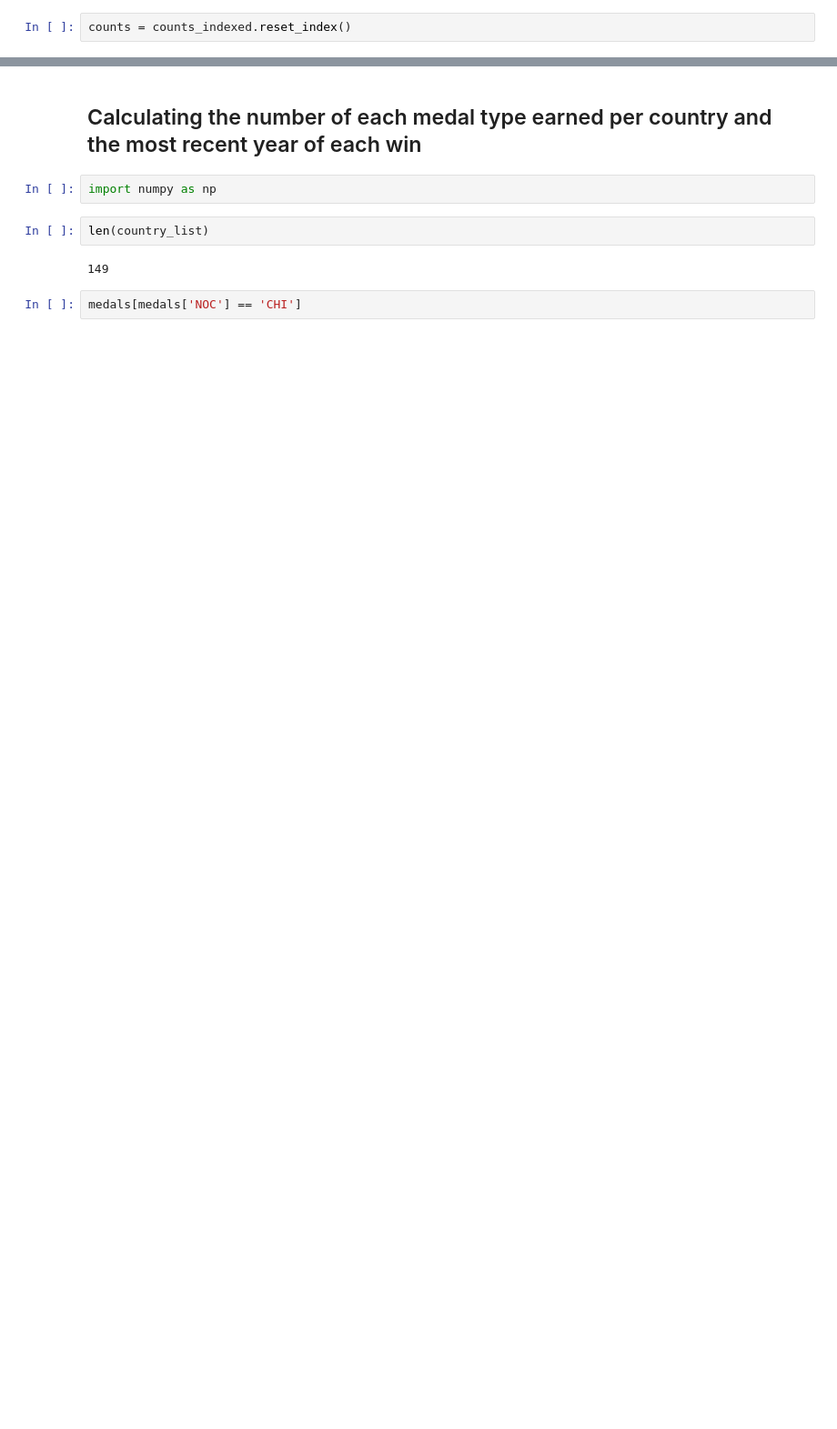
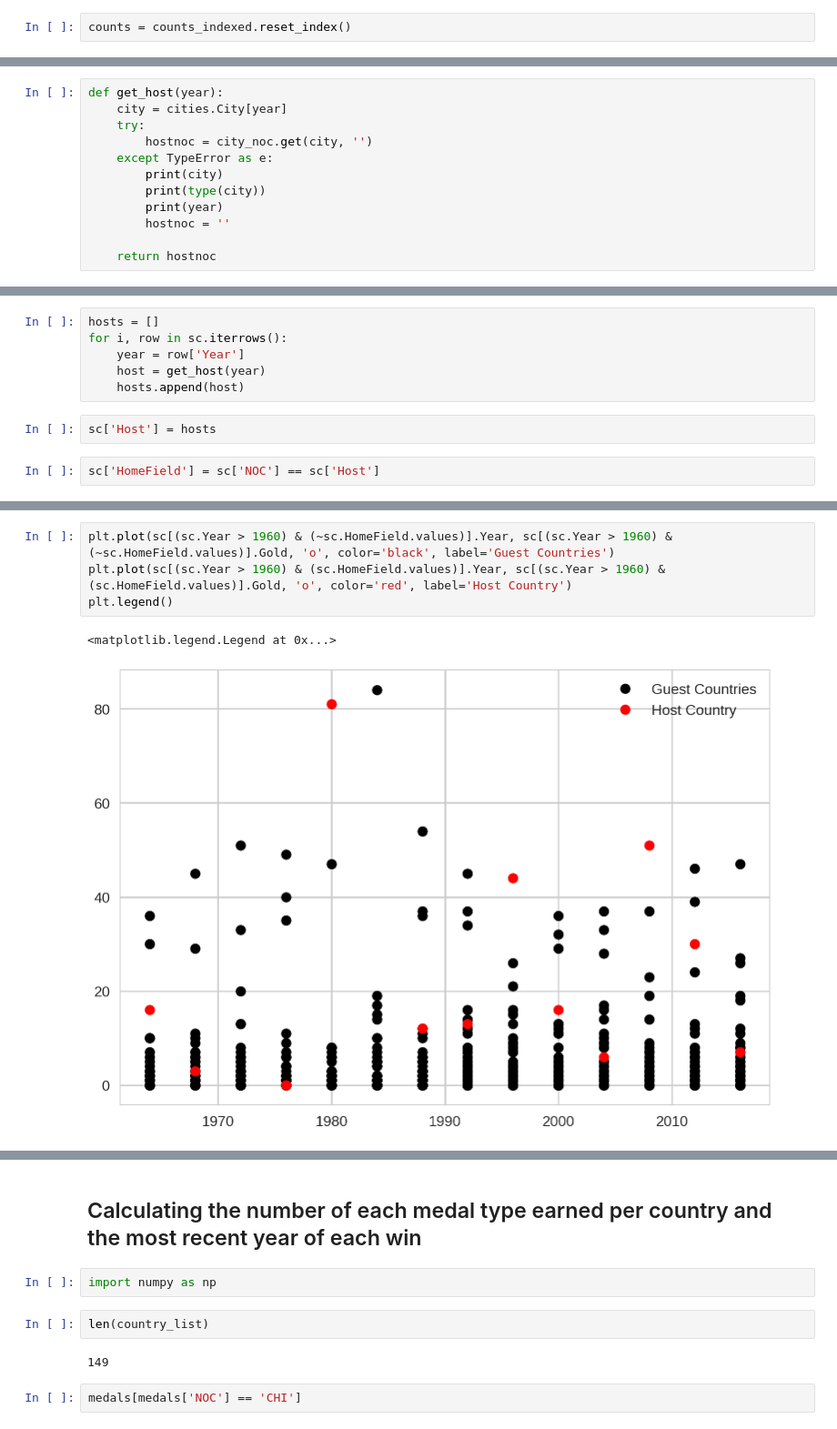
Before and after one commit to flutefreak7/meddle, a Jupyter notebook: medal_counting3.ipynb, the cells around one changed output, grey strips where cells are left out. Shown at 91% size. Drawn from its saved outputs; the diff is of its cells as text; blank space fills up the shorter version.

```diff
--- a/medal_counting3.ipynb
+++ b/medal_counting3.ipynb
@@ -367,0 +428,12 @@ plt.legend()
+# %%
+def get_host(year):
+    city = cities.City[year]
+    try:
+        hostnoc = city_noc.get(city, '')
+    except TypeError as e:
+        print(city)
+        print(type(city))
+        print(year)
+        hostnoc = ''
+
+    return hostnoc
@@ -367,0 +456,10 @@ plt.legend()
+# %%
+hosts = []
+for i, row in sc.iterrows():
+    year = row['Year']
+    host = get_host(year)
+    hosts.append(host)
+# %%
+sc['Host'] = hosts
+# %%
+sc['HomeField'] = sc['NOC'] == sc['Host']
@@ -367,0 +482,7 @@ plt.legend()
+# %%
+plt.plot(sc[(sc.Year > 1960) & (~sc.HomeField.values)].Year, sc[(sc.Year > 1960) & (~sc.HomeField.values)].Gold, 'o', color='black', label='Guest Countries')
+plt.plot(sc[(sc.Year > 1960) & (sc.HomeField.values)].Year, sc[(sc.Year > 1960) & (sc.HomeField.values)].Gold, 'o', color='red', label='Host Country')
+plt.legend()
+# %% [output]
+<matplotlib.legend.Legend at 0x...>
+[figure, added]
```
Also changed, not shown: parts of 52 cells of this notebook.
